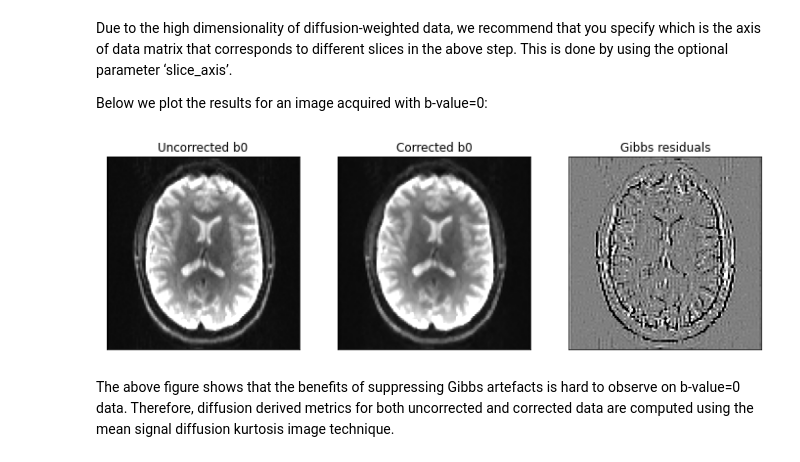
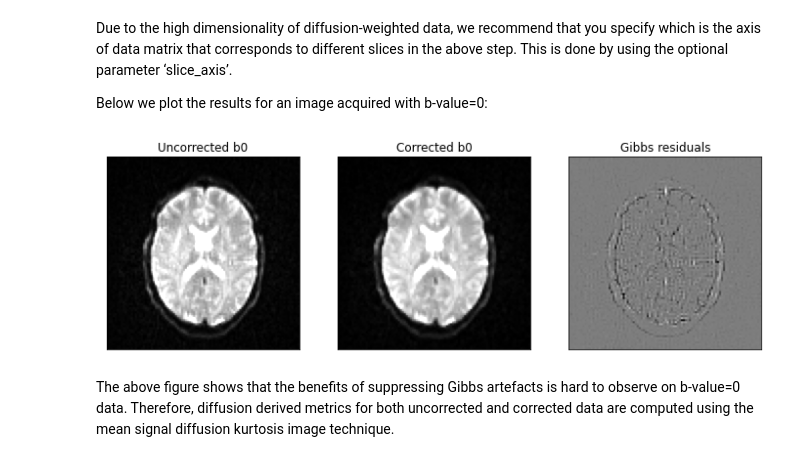
Before and after one commit to ritagnunes/GliMR_dMRIdemo, a Jupyter notebook: GliMR_dMRI_Demo.ipynb, the cells around one changed output. Saved outputs shown, nothing was run; the diff lists cells and outputs as text; code cells hidden in the pictures.

```diff
--- a/GliMR_dMRI_Demo.ipynb
+++ b/GliMR_dMRI_Demo.ipynb
@@ -506,10 +506,5 @@ Let's look at another example this time.
-# %%
-from dipy.data import read_cenir_multib
-
-bvals = [200, 1000, 2000]
-
-img, gtab = read_cenir_multib(bvals)
-
-data = img.get_fdata()
+# %%
+bval_mask = np.logical_or(np.logical_or(bvals==0, bvals==200), np.logical_or(bvals==1000, bvals==2000))
+gtab_cropped = gradient_table(bvals[bval_mask], bvecs[bval_mask, :], b0_threshold=0)
 # %% [markdown]
 Gibbs oscillation suppression of all multi-shell data and all slices can be performed in the following way:
@@ -518,3 +511,6 @@ data_corrected = gibbs_removal(data[:, :, 40:42, :], slice_axis=2)
+# %%
+sel_sl=12
+data_corrected = gibbs_removal(data[:, :, sel_sl:sel_sl+1, bval_mask], slice_axis=2)
 # %% [markdown]
 Due to the high dimensionality of diffusion-weighted data, we recommend that you specify which is the axis of data matrix that corresponds to different slices in the above step. This is done by using the optional parameter ‘slice_axis’.
 
@@ -522,21 +518,21 @@ Below we plot the results for an image acquired with b-value=0:
 # %%
 fig2, ax = plt.subplots(1, 3, figsize=(12, 6),
                         subplot_kw={'xticks': [], 'yticks': []})
 
-ax.flat[0].imshow(data[:, :, 40, 0].T, cmap='gray', origin='lower',
-                  vmin=0, vmax=10000)
+ax.flat[0].imshow(data[:, :, sel_sl, 0].T, cmap='gray', origin='lower',
+                  vmin=0, vmax=200)
 ax.flat[0].set_title('Uncorrected b0')
 ax.flat[1].imshow(data_corrected[:, :, 0, 0].T, cmap='gray',
-                  origin='lower', vmin=0, vmax=10000)
+                  origin='lower', vmin=0, vmax=200)
 ax.flat[1].set_title('Corrected b0')
-ax.flat[2].imshow(data_corrected[:, :, 0, 0].T - data[:, :, 40, 0].T,
-                  cmap='gray', origin='lower', vmin=-500, vmax=500)
+ax.flat[2].imshow(data_corrected[:, :, 0, 0].T - data[:, :, sel_sl, 0].T,
+                  cmap='gray', origin='lower', vmin=-50, vmax=50)
 ax.flat[2].set_title('Gibbs residuals')
 
 plt.show()
 fig2.savefig('Gibbs_suppression_b0.png')
 # %% [output]
-[figure, old version]
+[figure, new version]
 # %% [markdown]
 The above figure shows that the benefits of suppressing Gibbs artefacts is hard to observe on b-value=0 data. Therefore, diffusion derived metrics for both uncorrected and corrected data are computed using the mean signal diffusion kurtosis image technique.
 # %%
```
Also changed, not shown: parts of 4 cells of this notebook.
